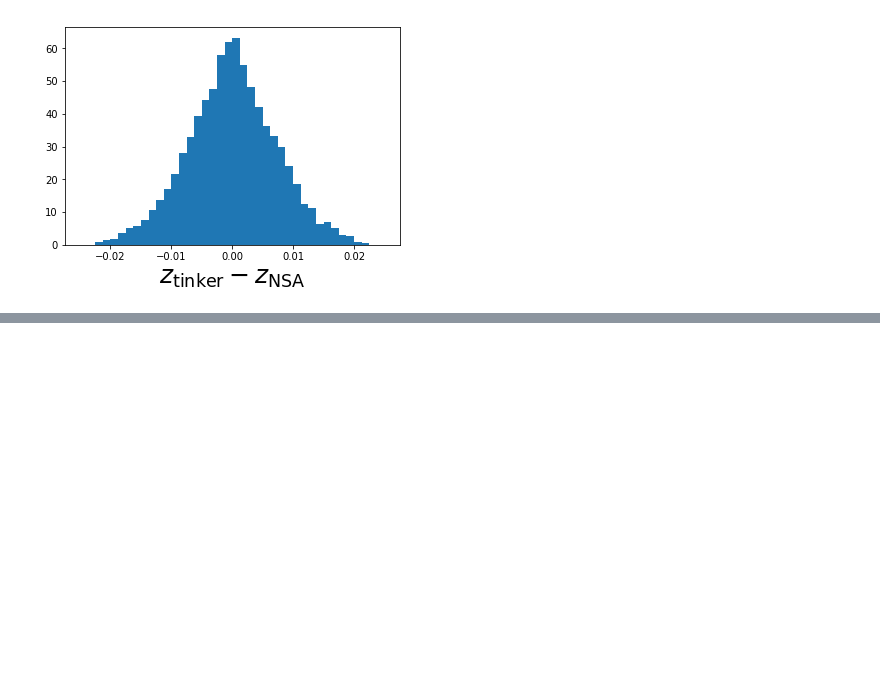
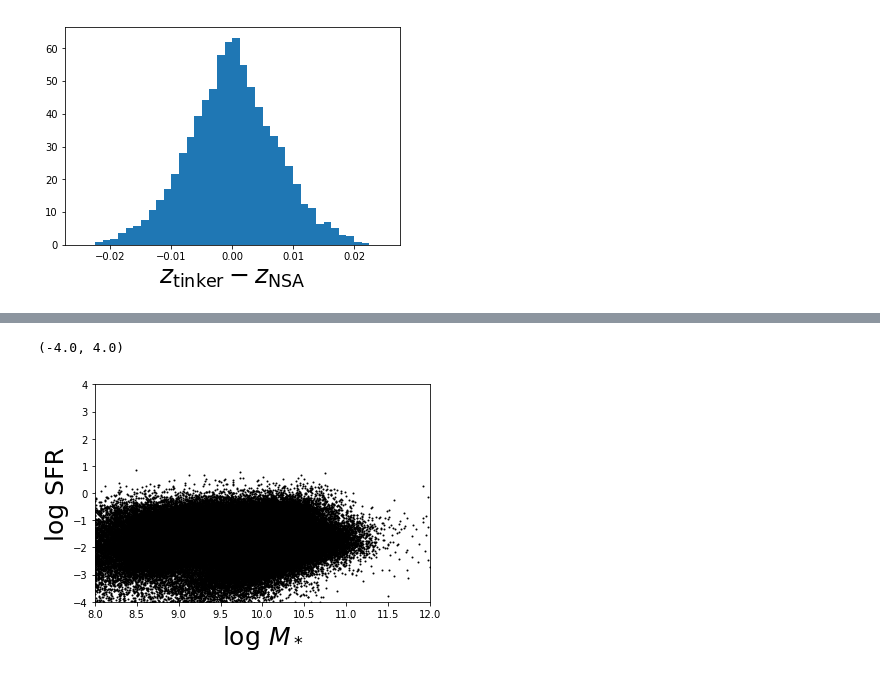
Before and after one commit to changhoonhahn/LetsTalkAboutQuench, a Jupyter notebook: notebooks/notes_SDSS_extra.ipynb, the cells around one changed output, grey strips where cells are left out. Drawn from its saved outputs; the diff is of its cells as text; code cells hidden in the pictures; blank space fills up the shorter version.

```diff
--- a/notebooks/notes_SDSS_extra.ipynb
+++ b/notebooks/notes_SDSS_extra.ipynb
@@ -115,0 +209,6 @@ for m_tink in np.unique(m_tinker)[:1000]:
+# %%
+ha_flux = nsa_data.field('HAFLUX') * 1e-17 * U.erg/U.s/U.cm**2
+# %%
+H0 = 70. * U.km/U.s/U.Mpc
+# %%
+ha_flux *= 4. * np.pi * (nsa_data.field('ZDIST') * Const.c / H0)**2
@@ -115,0 +219,2 @@ for m_tink in np.unique(m_tinker)[:1000]:
+# %%
+HA_SFR = ha_flux.to(U.erg/U.s) /(10.**41.28)
@@ -115,0 +226,11 @@ for m_tink in np.unique(m_tinker)[:1000]:
+# %%
+fig = plt.figure()
+sub = fig.add_subplot(111)
+sub.scatter(np.log10(nsa_data.field('MASS')), np.log10(HA_SFR.value), c='k', s=1)
+sub.set_xlabel('log $M_*$', fontsize=25)
+sub.set_xlim([8., 12.])
+sub.set_ylabel('log SFR', fontsize=25)
+sub.set_ylim([-4., 4.])
+# %% [output]
+(-4.0, 4.0)
+[figure, added]
```
Also changed, not shown: parts of 12 cells of this notebook, 4 other files.
